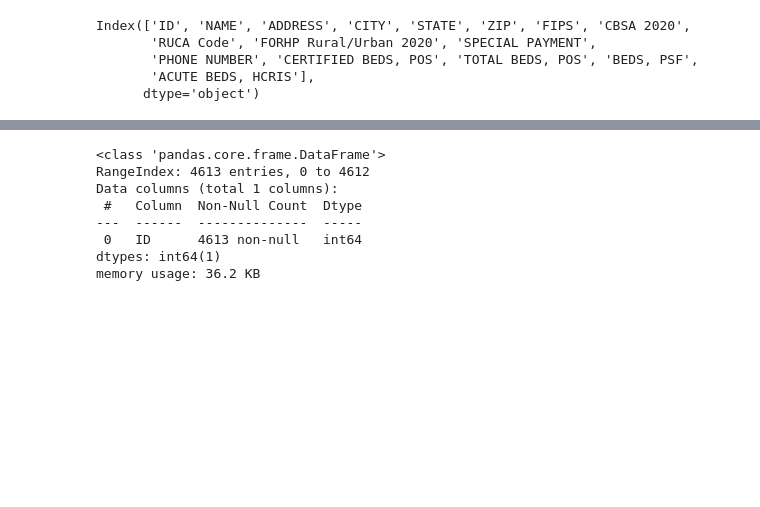
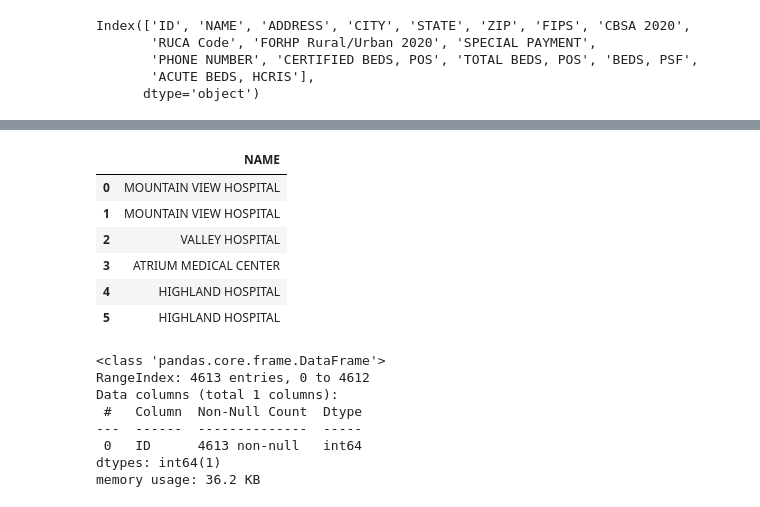
Before and after one commit to dgbrizan/dollarfor, a Jupyter notebook: DF - Hospitals.ipynb, the cells around one changed output, grey strips where cells are left out. Cells and saved outputs as stored; diff of their text form; code cells hidden in the pictures; blank space fills up the shorter version.

```diff
--- a/DF - Hospitals.ipynb
+++ b/DF - Hospitals.ipynb
@@ -53,3 +197,14 @@ Index(['ID', 'NAME', 'ADDRESS', 'CITY', 'STATE', 'ZIP', 'FIPS', 'CBSA 2020',
+# %%
+int_df = hosp_specialty.iloc[:,1:2].merge(hosp_acute.iloc[:,1:2], how='inner')
+int_df
+# %% [output]
+|  | NAME |
+| 0 | MOUNTAIN VIEW HOSPITAL |
+| 1 | MOUNTAIN VIEW HOSPITAL |
+| 2 | VALLEY HOSPITAL |
+| 3 | ATRIUM MEDICAL CENTER |
+| 4 | HIGHLAND HOSPITAL |
+| 5 | HIGHLAND HOSPITAL |
 # %%
 hosp_acute.iloc[:,:1].info()
 # %% [output]
```
Also changed, not shown: parts of 14 cells of this notebook.
